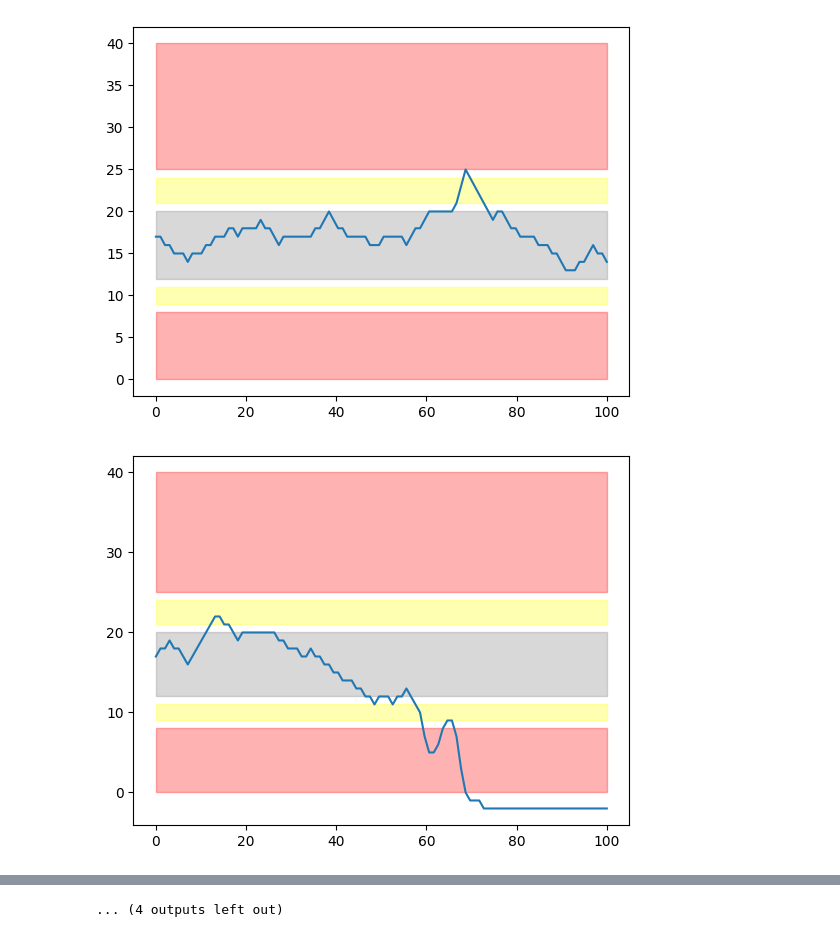
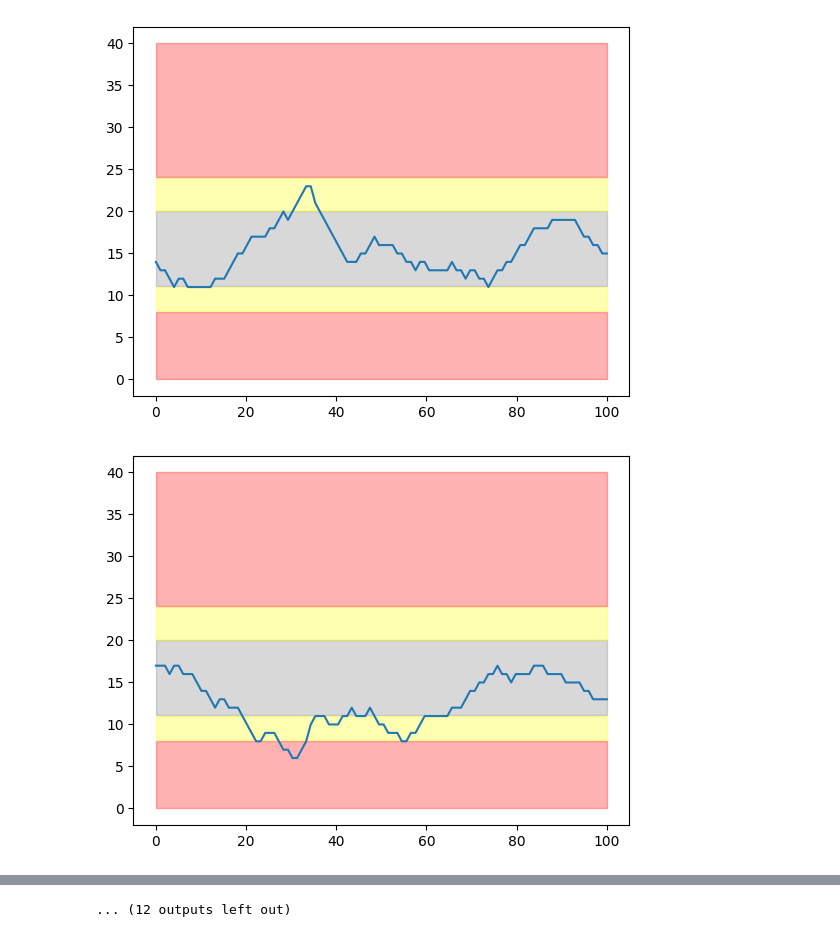
Before and after one commit to AdnanTech/ichack23, a Jupyter notebook: scripts/data/tests.ipynb, the cells around one changed output, grey strips where cells are left out. Saved outputs shown, nothing was run; the diff lists cells and outputs as text; code cells hidden in the pictures.

```diff
--- a/scripts/data/tests.ipynb
+++ b/scripts/data/tests.ipynb
@@ -111,21 +126,27 @@ def run():
   data = []
 
   for i in range(0, 100):
+    #bounds
+    if val <= 5:
+      val += 4
+    elif val >= 30:
+      val -= 4
+
     if zones[0][0] <= val <= zones[0][1]:
-      val += -5 if random.random() < zone_default / 2 / 2 else 2
+      val += -2 if random.random() < zone_default / 2 / 2 else 1
 
     elif zones[1][0] <= val <= zones[1][1]:
-      val += -3 if random.random() < zone_default / 2 else 1
+      val += -2 if random.random() < zone_default / 2 else 1
 
     # base case
     elif zones[2][0] <= val <= zones[2][1]:
       val += -1 if random.random() < zone_default else 1
 
     elif zones[3][0] <= val <= zones[3][1]:
-      val += 3 if random.random() < zone_default / 2 else -1
+      val += 2 if random.random() < zone_default / 2 else -2
 
     elif zones[4][0] <= val <= zones[4][1]:
-      val += 5 if random.random() < zone_default / 2 / 2 else -2
+      val += 2 if random.random() < zone_default / 2 / 2 else -1
 
     data.append(val)
 
@@ -138,10 +159,10 @@ def run():
   fig, ax = plt.subplots()
   ax.plot(x, y_smooth, '-')
   ax.fill_between(x, 0, 8, color='red', alpha=0.3)
-  ax.fill_between(x, 9, 11, color='yellow', alpha=0.3)
-  ax.fill_between(x, 12, 20, color='grey', alpha=0.3)
-  ax.fill_between(x, 21, 24, color='yellow', alpha=0.3)
-  ax.fill_between(x, 25, 40, color='red', alpha=0.3)
+  ax.fill_between(x, 8.1, 11, color='yellow', alpha=0.3)
+  ax.fill_between(x, 11.1, 20, color='grey', alpha=0.3)
+  ax.fill_between(x, 20.1, 24, color='yellow', alpha=0.3)
+  ax.fill_between(x, 24.1, 40, color='red', alpha=0.3)
   plt.show()
 
 while True:
@@ -155,2 +176,2 @@ while True:
-[figure, old version]
+[figure, new version]
-[figure, old version]
+[figure, new version]
@@ -163,4 +184,4 @@ while True:
-... (4 outputs left out)
+... (12 outputs left out)
 # %%
 zones = [(0, 8), (9, 11), (12, 20), (21, 24), (25, 40)]
 val = 16
```
Also changed, not shown: parts of 2 cells of this notebook, 3 other files.
